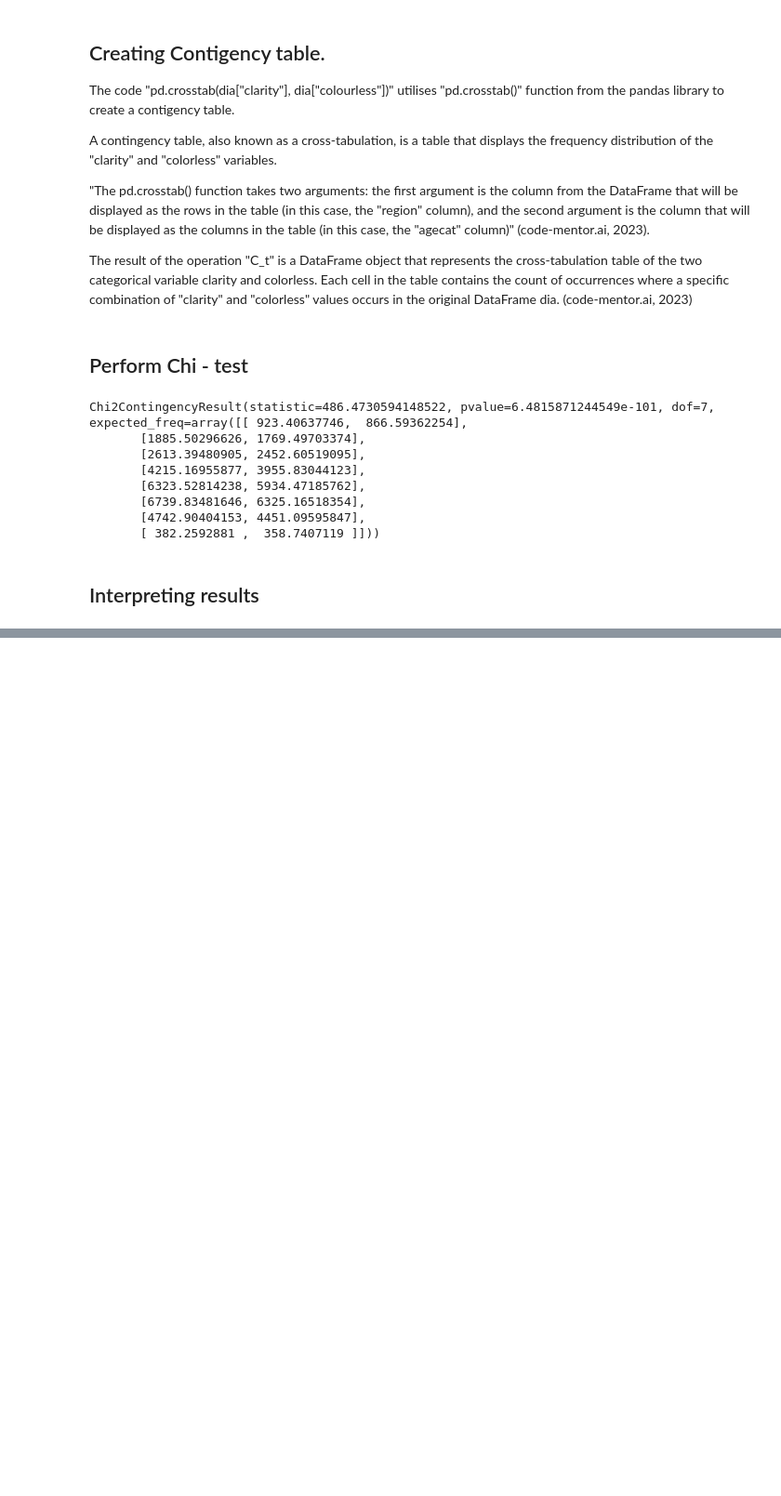
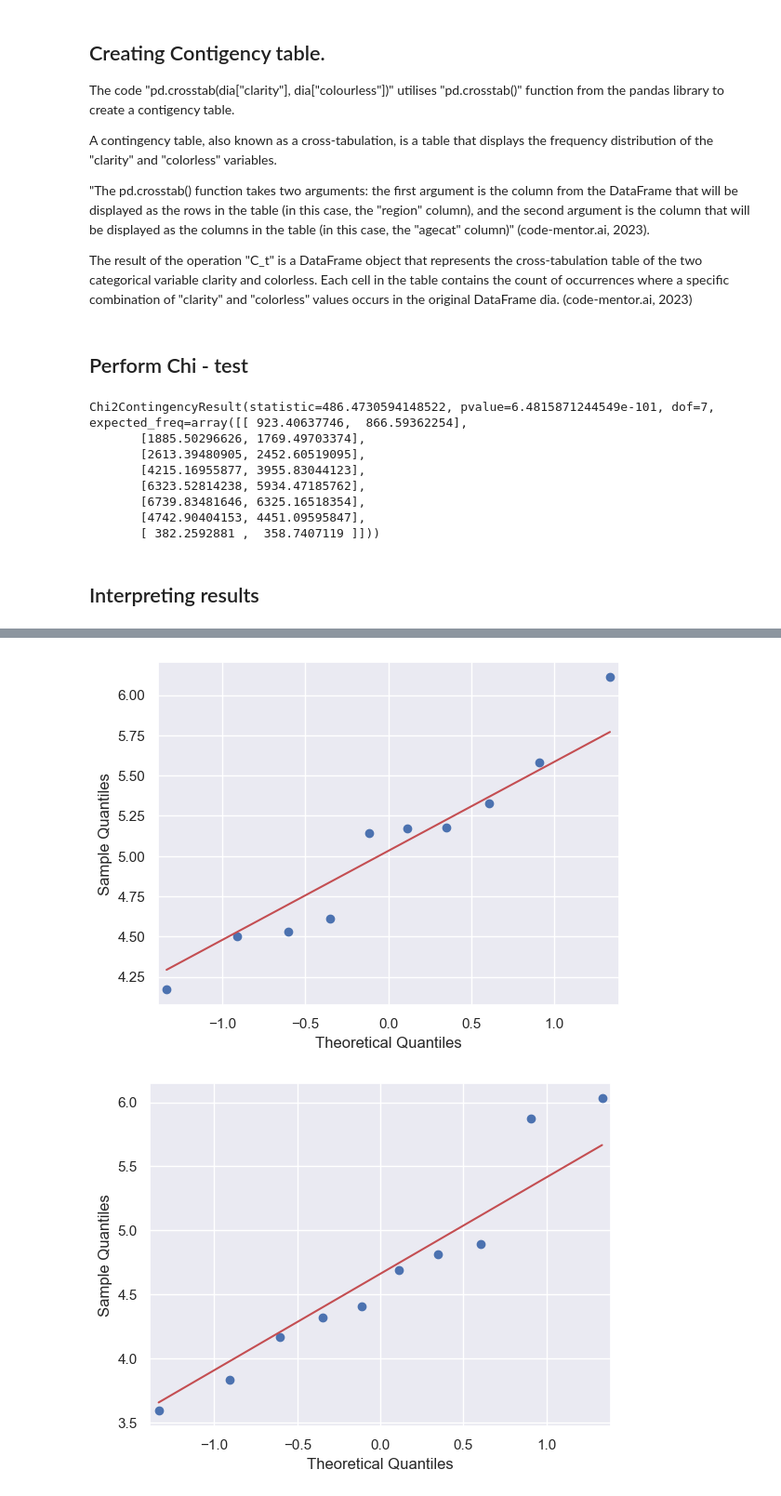
Before and after one commit to Ayomide-ola/Statistics_for_DA, a Jupyter notebook: CA_2/Hypotesis_testing_CA2.ipynb, the cells around one changed output, grey strips where cells are left out. Shown: that part at 93% size. Saved outputs shown, nothing was run; the diff lists cells and outputs as text; code cells hidden in the pictures; blank space fills up the shorter version.

```diff
--- a/CA_2/Hypotesis_testing_CA2.ipynb
+++ b/CA_2/Hypotesis_testing_CA2.ipynb
@@ -604,0 +630,10 @@ alpha = 0.05.
+# %%
+df= plant.groupby('group')['weight']
+
+for x, y in df:
+    # Visual inspection (Q-Q plot)
+    sm.qqplot(y, line='s')
+    plt.show()
+# %% [output]
+[figure, added]
+[figure, added]
```
Also changed, not shown: parts of 56 cells of this notebook.
